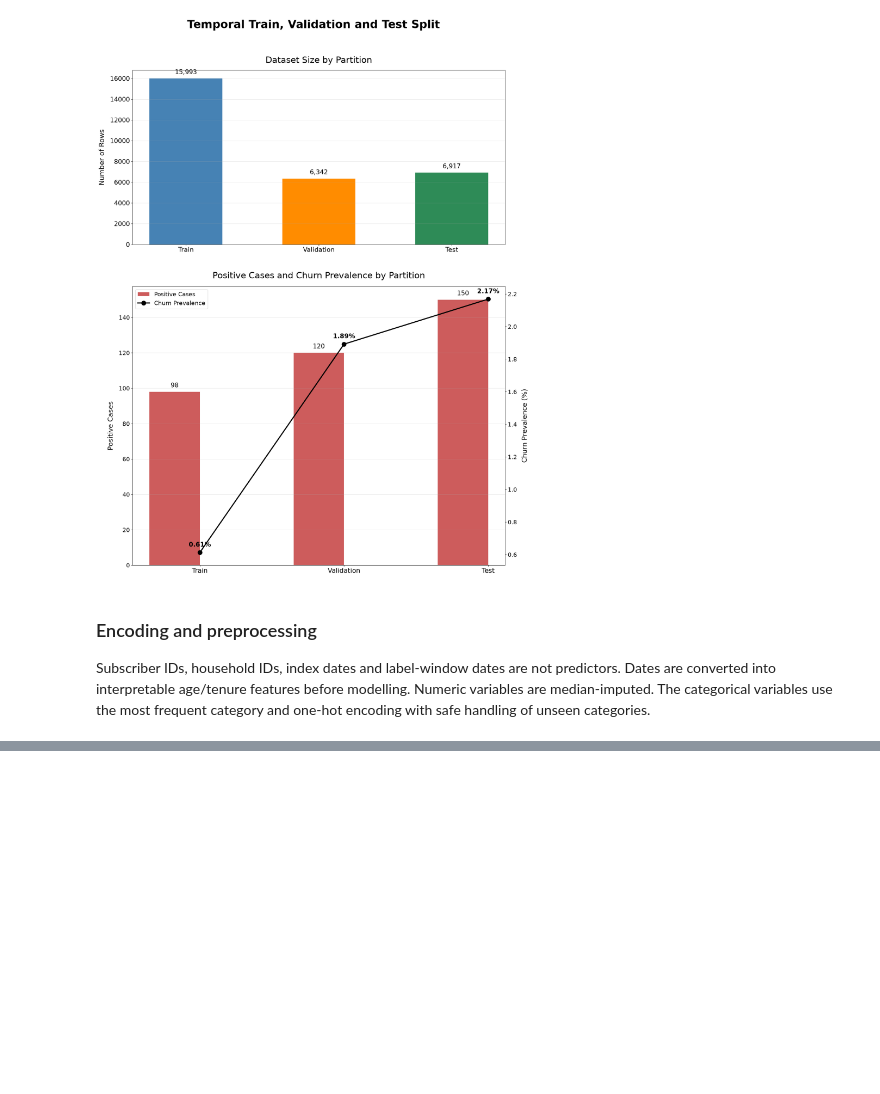
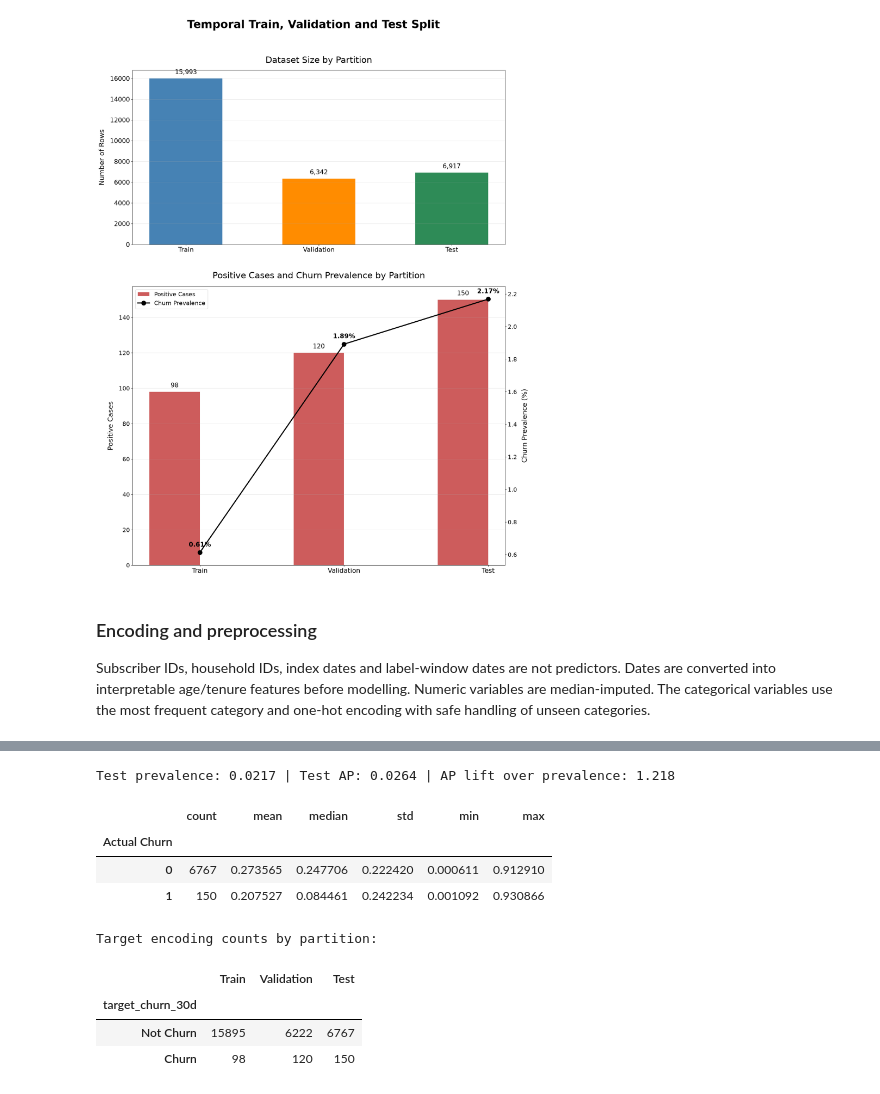
Before and after one commit to Thakgalo-Sehlola/capstone-project, a Jupyter notebook: notebooks/SS3_PartB.ipynb, the cells around one changed output, grey strips where cells are left out. Drawn from its saved outputs; the diff is of its cells as text; code cells hidden in the pictures; blank space fills up the shorter version.

```diff
--- a/notebooks/SS3_PartB.ipynb
+++ b/notebooks/SS3_PartB.ipynb
@@ -1511,0 +1983,52 @@ def make_preprocessor(scale_numeric=False):
+# %%
+# Compare test average precision with the positive-class prevalence
+test_prevalence = y_test.mean()
+test_ap = final_metrics["Average Precision"]
+
+print(
+    f"Test prevalence: {test_prevalence:.4f} | "
+    f"Test AP: {test_ap:.4f} | "
+    f"AP lift over prevalence: {test_ap / max(test_prevalence, 1e-12):.3f}"
+)
+
+
+# Summarise predicted scores for each actual target class
+score_diagnostics = (
+    pd.DataFrame({
+        "Actual Churn": y_test.to_numpy(),
+        "Predicted Score": test_prob,
+    })
+    .groupby("Actual Churn")["Predicted Score"]
+    .agg(["count", "mean", "median", "std", "min", "max"])
+    .rename_axis("Actual Churn")
+)
+
+display(score_diagnostics)
+
+
+# Compare target-class counts across the training, validation and test partitions
+print("Target encoding counts by partition:")
+
+target_counts = pd.DataFrame({
+    "Train": y_train.value_counts(),
+    "Validation": y_val.value_counts(),
+    "Test": y_test.value_counts(),
+}).fillna(0).astype(int)
+
+target_counts.index = target_counts.index.map({
+    0: "Not Churn",
+    1: "Churn",
+})
+
+display(target_counts)
+# %% [output]
+Test prevalence: 0.0217 | Test AP: 0.0264 | AP lift over prevalence: 1.218
+|  | count | mean | median | std | min | max |
+| Actual Churn |  |  |  |  |  |  |
+| 0 | 6767 | 0.273565 | 0.247706 | 0.222420 | 0.000611 | 0.912910 |
+| 1 | 150 | 0.207527 | 0.084461 | 0.242234 | 0.001092 | 0.930866 |
+Target encoding counts by partition:
+|  | Train | Validation | Test |
+| target_churn_30d |  |  |  |
+| Not Churn | 15895 | 6222 | 6767 |
+| Churn | 98 | 120 | 150 |
```
Also changed, not shown: parts of 18 cells of this notebook.
